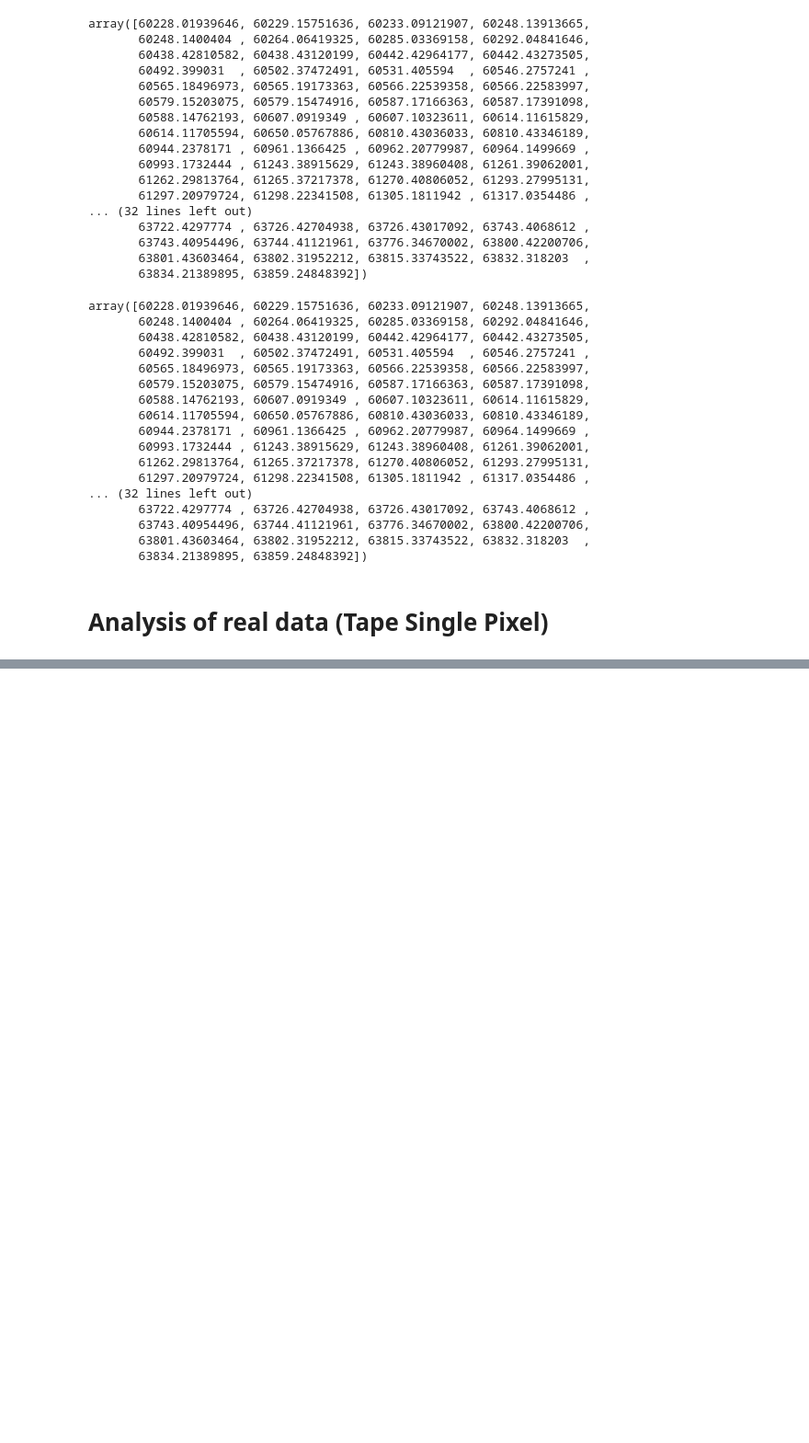
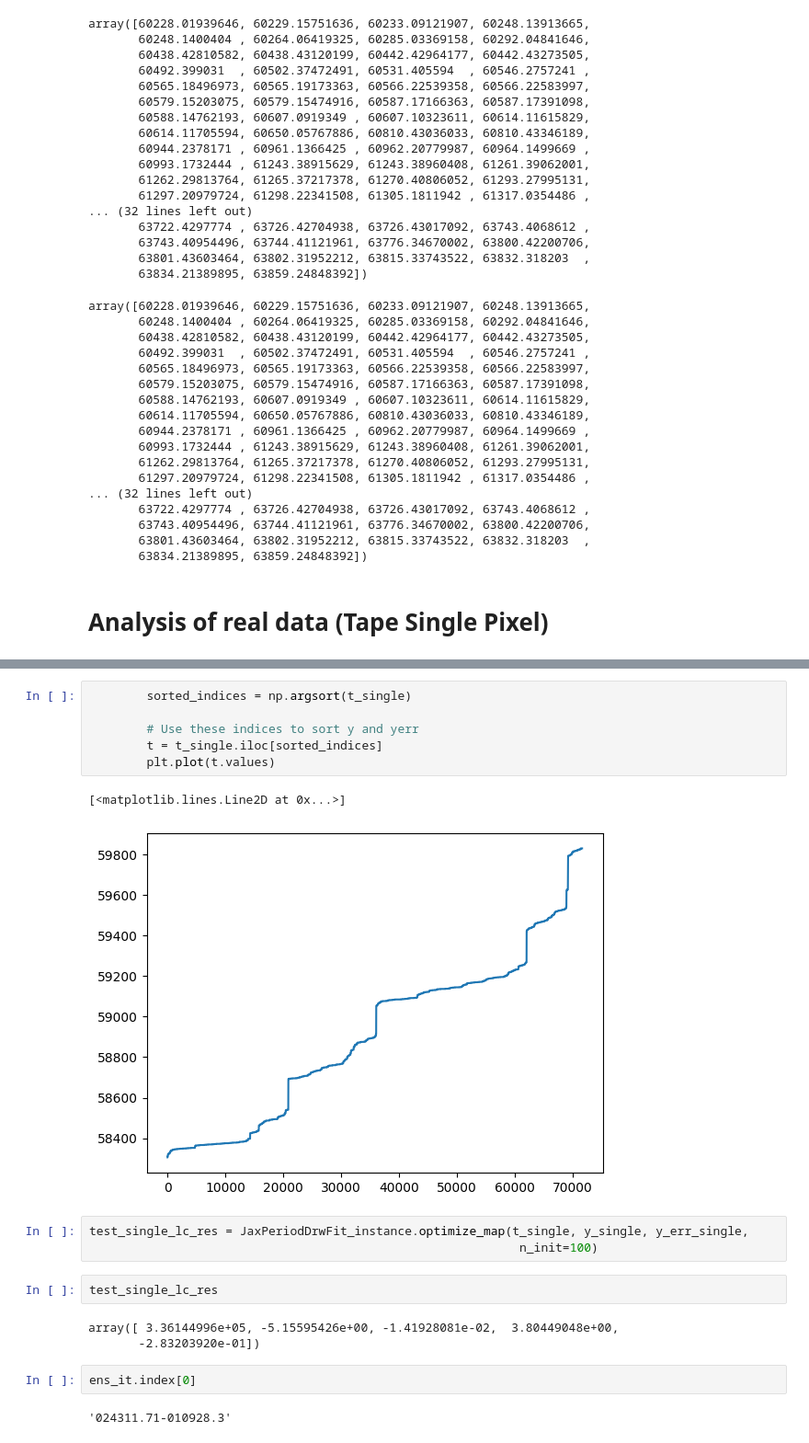
Before and after one commit to nevencaplar/JaxPeriodDrwFit, a Jupyter notebook: Drw_per_i.ipynb, the cells around one changed output, grey strips where cells are left out. Shown: that part at 92% size. Cells and saved outputs as stored; diff of their text form; blank space fills up the shorter version.

```diff
--- a/Drw_per_i.ipynb
+++ b/Drw_per_i.ipynb
@@ -759,0 +710,21 @@ band_ztf_source
+# %%
+        sorted_indices = np.argsort(t_single)
+
+        # Use these indices to sort y and yerr
+        t = t_single.iloc[sorted_indices]
+        plt.plot(t.values)
+# %% [output]
+[<matplotlib.lines.Line2D at 0x...>]
+[figure, added]
+# %%
+test_single_lc_res = JaxPeriodDrwFit_instance.optimize_map(t_single, y_single, y_err_single,
+                                                            n_init=100)
+# %%
+test_single_lc_res
+# %% [output]
+array([ 3.36144996e+05, -5.15595426e+00, -1.41928081e-02,  3.80449048e+00,
+       -2.83203920e-01])
+# %%
+ens_it.index[0]
+# %% [output]
+'024311.71-010928.3'
```
Also changed, not shown: parts of 26 cells of this notebook, 2 other files.
